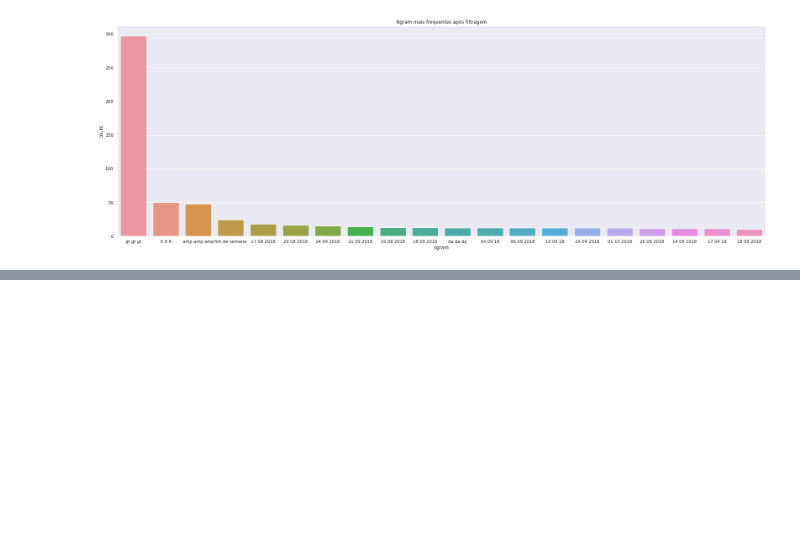
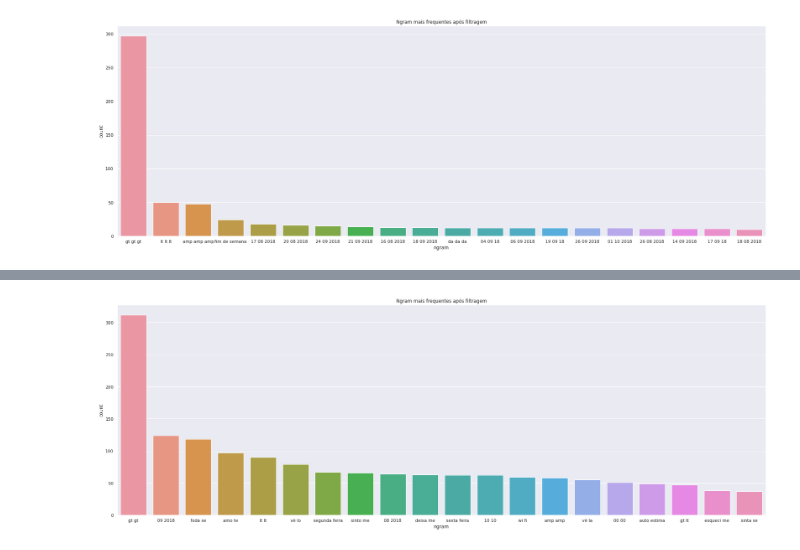
Before and after one commit to atlantico-academy/checape, a Jupyter notebook: notebooks/01 - Exploratory data analisys.ipynb, the cells around one changed output, grey strips where cells are left out. Drawn from its saved outputs; the diff is of its cells as text; code cells hidden in the pictures; blank space fills up the shorter version.

```diff
--- a/notebooks/01 - Exploratory data analisys.ipynb
+++ b/notebooks/01 - Exploratory data analisys.ipynb
@@ -536,0 +553,14 @@ plt.show()
+# %%
+top_2_gram = get_top_ngram(negative_filter.split(), gram_size=2, top_gram=20 )
+
+
+
+top_2_gram_df = pd.DataFrame(top_2_gram, columns=["ngram", "count"])
+
+
+sns.set(rc={"figure.figsize": (30, 10)})
+sns.barplot(x="ngram", y="count", data=top_2_gram_df)
+plt.title("Ngram mais frequentes após filtragem")
+plt.show()
+# %% [output]
+[figure, added]
```
Also changed, not shown: parts of 39 cells of this notebook.
